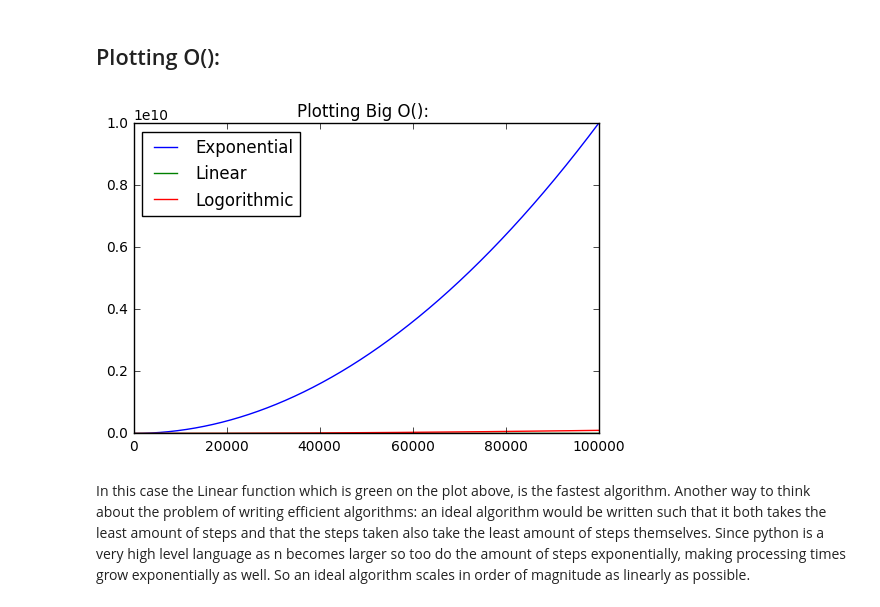
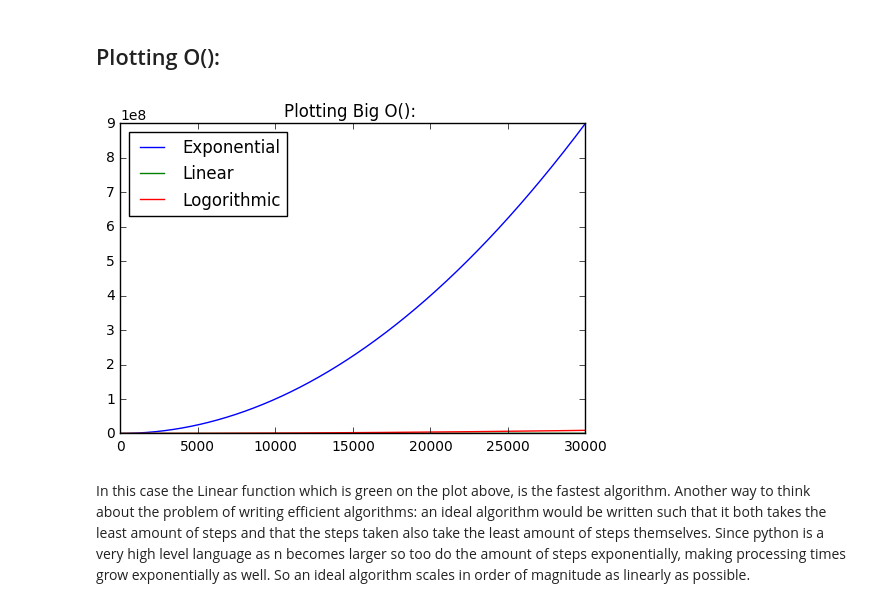
Before and after one commit to RomanSC/algorithms, a Jupyter notebook: chapter-2/Chapter-2-Analysis.ipynb, the cells around one changed output. Cells and saved outputs as stored; diff of their text form; code cells hidden in the pictures.

```diff
--- a/chapter-2/Chapter-2-Analysis.ipynb
+++ b/chapter-2/Chapter-2-Analysis.ipynb
@@ -24,35 +24,35 @@ label_x = ''
 #"Lower bound"
 lb = 1
 #"Upper bound"
-ub = 100000
+ub = 30000
 
 vals = range(lb, ub)
 
 
 ub = ub * 100
 # Exponential
 exp = [x ** 2 for x in vals]
 
 # Linear
 fn = [10 * x + 0.1 * x * math.log(x) for x in vals]
 
 # Logorithmic
 gn = [0.01 * x ** 2 for x in vals]
 
 expplot = pyplot.plot(exp, label='Exponential')
 linplot = pyplot.plot(fn, label='Linear')
 logplot = pyplot.plot(gn, label='Logorithmic')
 
 pyplot.legend(loc='best')
 pyplot.ylabel(label_y)
 pyplot.xlabel(label_x)
 pyplot.title(title)
 pyplot.grid(False)
 
 
 pyplot.show()
 # %% [output]
-[figure, old version]
+[figure, new version]
 # %% [markdown]
 In this case the Linear function which is green on the plot above, is the fastest algorithm. Another way to think about the problem of writing efficient algorithms: an ideal algorithm would be written such that it both takes the least amount of steps and that the steps taken also take the least amount of steps themselves. Since python is a very high level language as n becomes larger so too do the amount of steps exponentially, making processing times grow exponentially as well. So an ideal algorithm scales in order of magnitude as linearly as possible.
 # %% [markdown]
```
Also changed, not shown: parts of 1 cell of this notebook.
